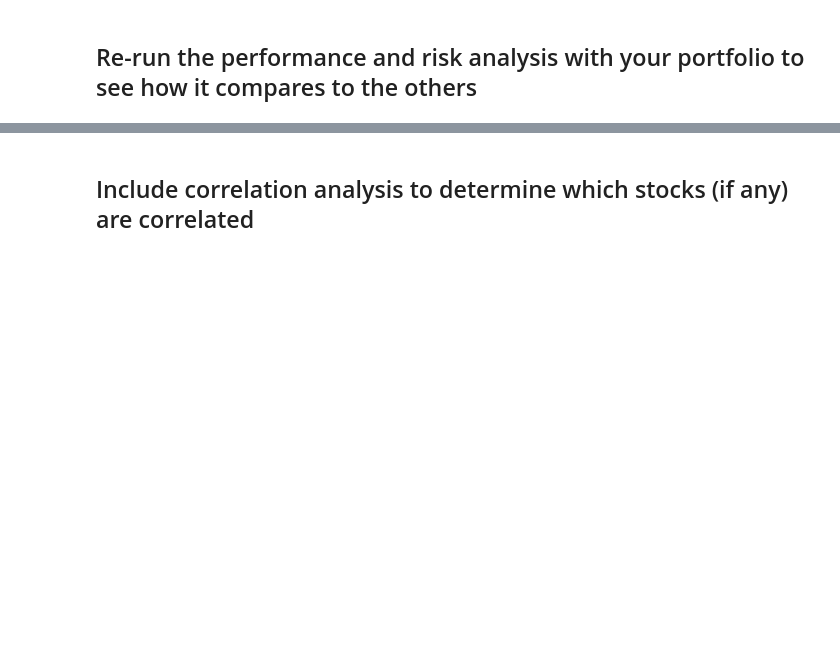
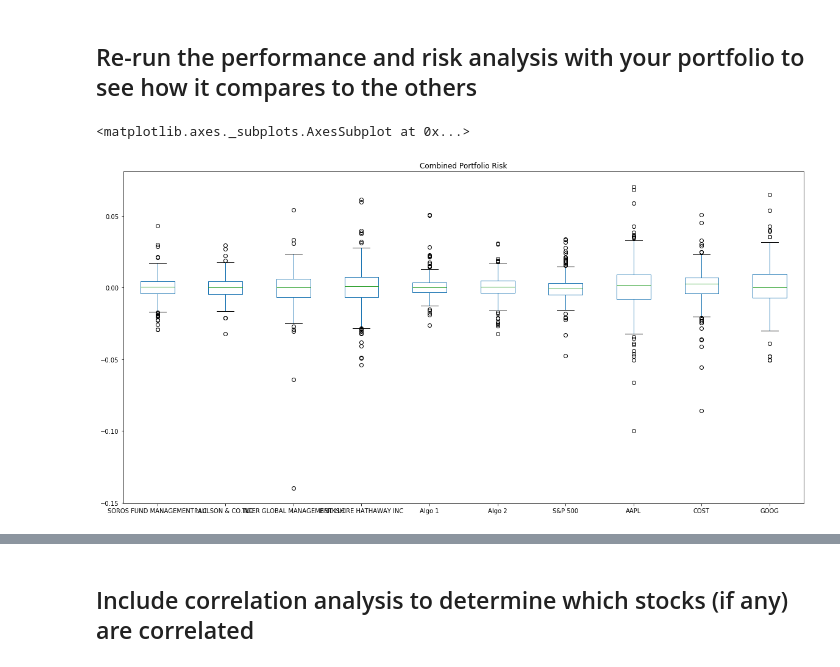
Before and after one commit to JD-FinTech/03_Homework, a Jupyter notebook: whale_analysis2.ipynb, the cells around one changed output, grey strips where cells are left out. Cells and saved outputs as stored; diff of their text form; code cells hidden in the pictures; blank space fills up the shorter version.

```diff
--- a/whale_analysis2.ipynb
+++ b/whale_analysis2.ipynb
@@ -564,3 +582,6 @@ InvalidIndexError: Reindexing only valid with uniquely valued Index objects
 # %%
 # Drop Nulls
 # YOUR CODE HERE
+
+portfolio_df = portfolio_df.dropna()
+portfolio_df.isnull().sum()
@@ -570,3 +596,6 @@ InvalidIndexError: Reindexing only valid with uniquely valued Index objects
 # Calculate weighted portfolio returns
 weights = [1/3, 1/3, 1/3]
 # YOUR CODE HERE
+
+daily_returns = portfolio_df.pct_change()
+daily_returns.head()
@@ -576,0 +624,5 @@ weights = [1/3, 1/3, 1/3]
+# %%
+# YOUR CODE HERE
+
+master_df = pd.concat([combined_df, daily_returns], axis="columns", join ="inner")
+master_df.head()
@@ -577,3 +636,5 @@ weights = [1/3, 1/3, 1/3]
 # %%
 # Only compare dates where the new, custom portfolio has dates
 # YOUR CODE HERE
+master_df = master_df.dropna()
+master_df.isnull().sum()
@@ -582,3 +664,8 @@ weights = [1/3, 1/3, 1/3]
 # %%
 # Risk
 # YOUR CODE HERE
+
+master_df.plot.box(figsize=(20,10), title="Combined Portfolio Risk")
+# %% [output]
+<matplotlib.axes._subplots.AxesSubplot at 0x...>
+[figure, added]
```
Also changed, not shown: parts of 16 cells of this notebook.
